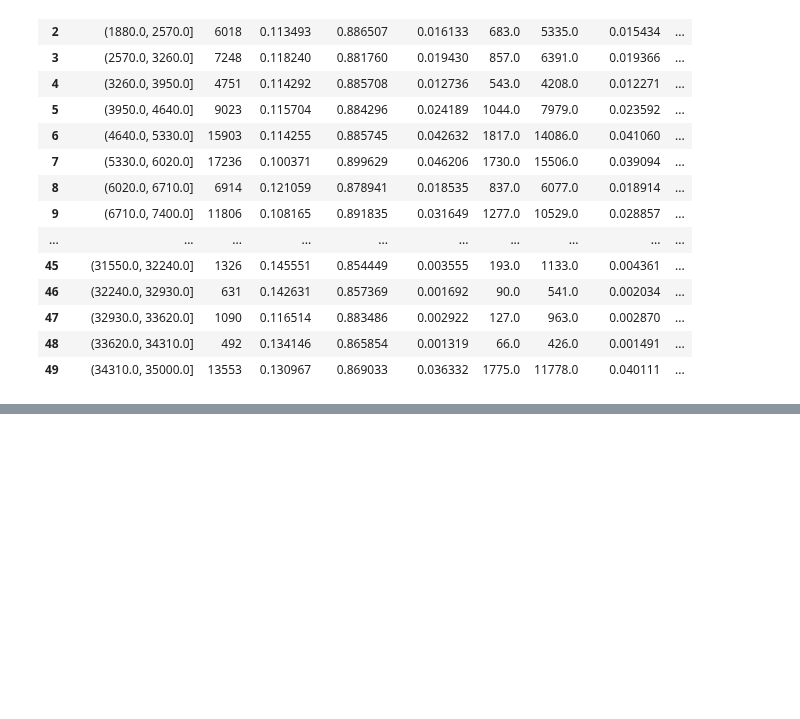
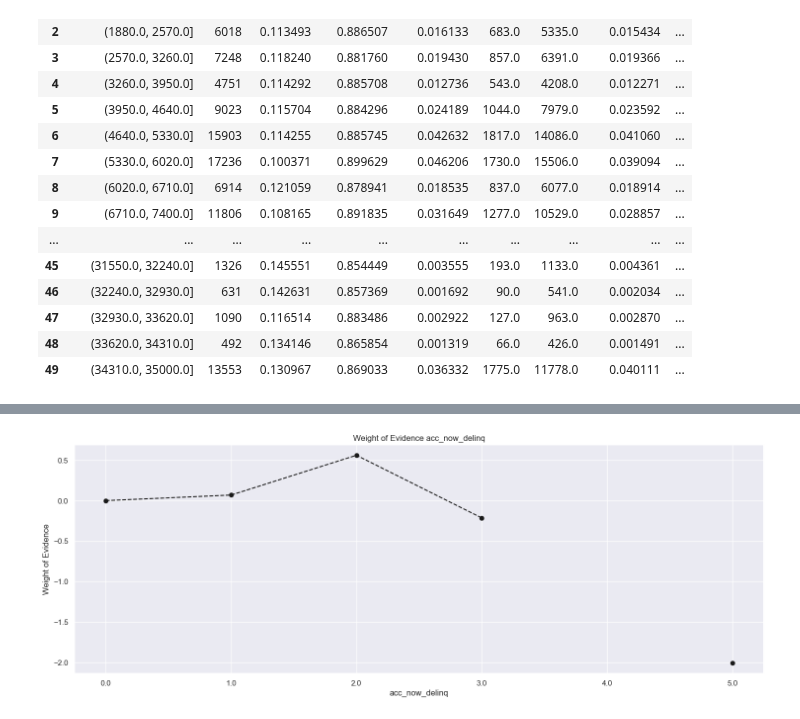
Before and after one commit to eddie-gation/credit_scoring_PD_Model, a Jupyter notebook: preprocessing.ipynb, the cells around one changed output, grey strips where cells are left out. Cells and saved outputs as stored; diff of their text form; code cells hidden in the pictures; blank space fills up the shorter version.

```diff
--- a/preprocessing.ipynb
+++ b/preprocessing.ipynb
@@ -745,0 +919,8 @@ plot_by_woe(df_temp, rotation =90)
+# %%
+X_train['pub_rec:0-2'] = np.where((X_train['pub_rec'] >= 0) & (X_train['pub_rec'] <= 2), 1, 0)
+X_train['pub_rec:3-4'] = np.where((X_train['pub_rec'] >= 3) & (X_train['pub_rec'] <= 4), 1, 0)
+X_train['pub_rec:>=5'] = np.where(X_train['pub_rec'] >= 5, 1, 0)
+
+X_test['pub_rec:0-2'] = np.where((X_test['pub_rec'] >= 0) & (X_test['pub_rec'] <= 2), 1, 0)
+X_test['pub_rec:3-4'] = np.where((X_test['pub_rec'] >= 3) & (X_test['pub_rec'] <= 4), 1, 0)
+X_test['pub_rec:>=5'] = np.where(X_test['pub_rec'] >= 5, 1, 0)
@@ -745,0 +952,11 @@ plot_by_woe(df_temp, rotation =90)
+# %%
+X_train['total_acc:<=27'] = np.where(X_train['total_acc'] <= 27, 1, 0)
+X_train['total_acc:28-51'] = np.where((X_train['total_acc'] >= 28) & (X_train['total_acc'] <= 51), 1, 0)
+X_train['total_acc:>=52'] = np.where(X_train['total_acc'] >= 52, 1, 0)
+
+X_test['total_acc:<=27'] = np.where(X_test['total_acc'] <= 27, 1, 0)
+X_test['total_acc:28-51'] = np.where((X_test['total_acc'] >= 28) & (X_test['total_acc'] <= 51), 1, 0)
+X_test['total_acc:>=52'] = np.where(X_test['total_acc'] >= 52, 1, 0)
+# %%
+df_temp = woe_ordered_continuous(X_train, 'acc_now_delinq', y_train)
+df_temp
@@ -745,0 +971,4 @@ plot_by_woe(df_temp, rotation =90)
+# %%
+plot_by_woe(df_temp)
+# %% [output]
+[figure, added]
```
Also changed, not shown: parts of 28 cells of this notebook.
